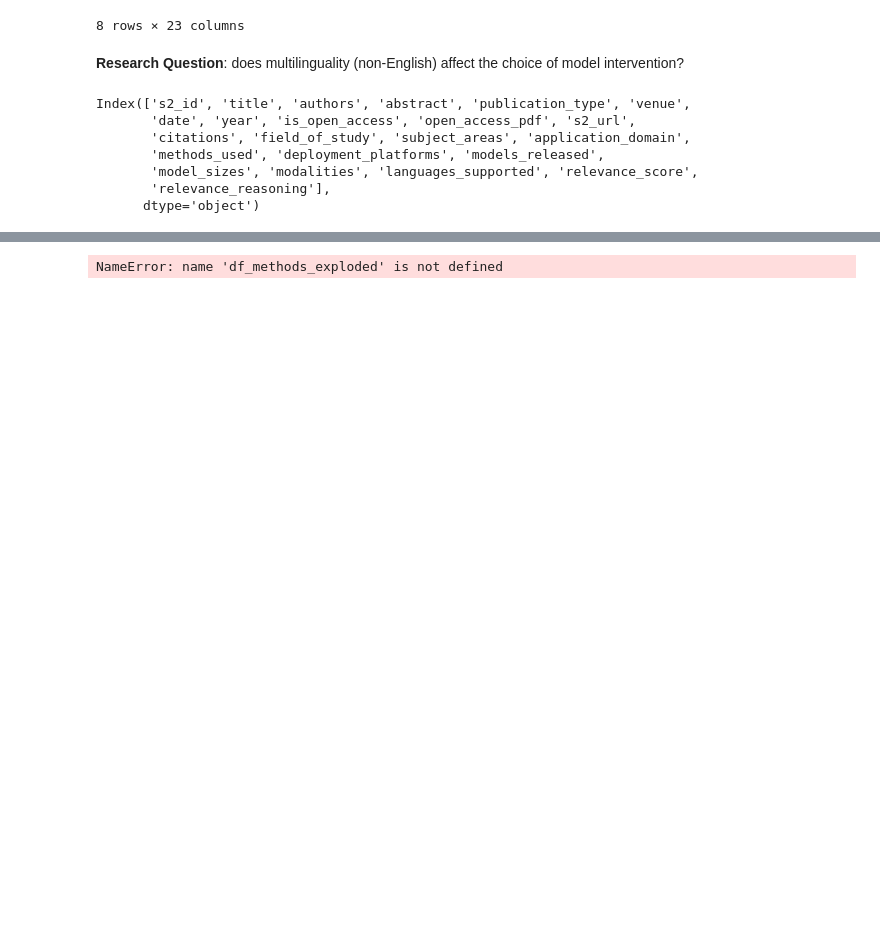
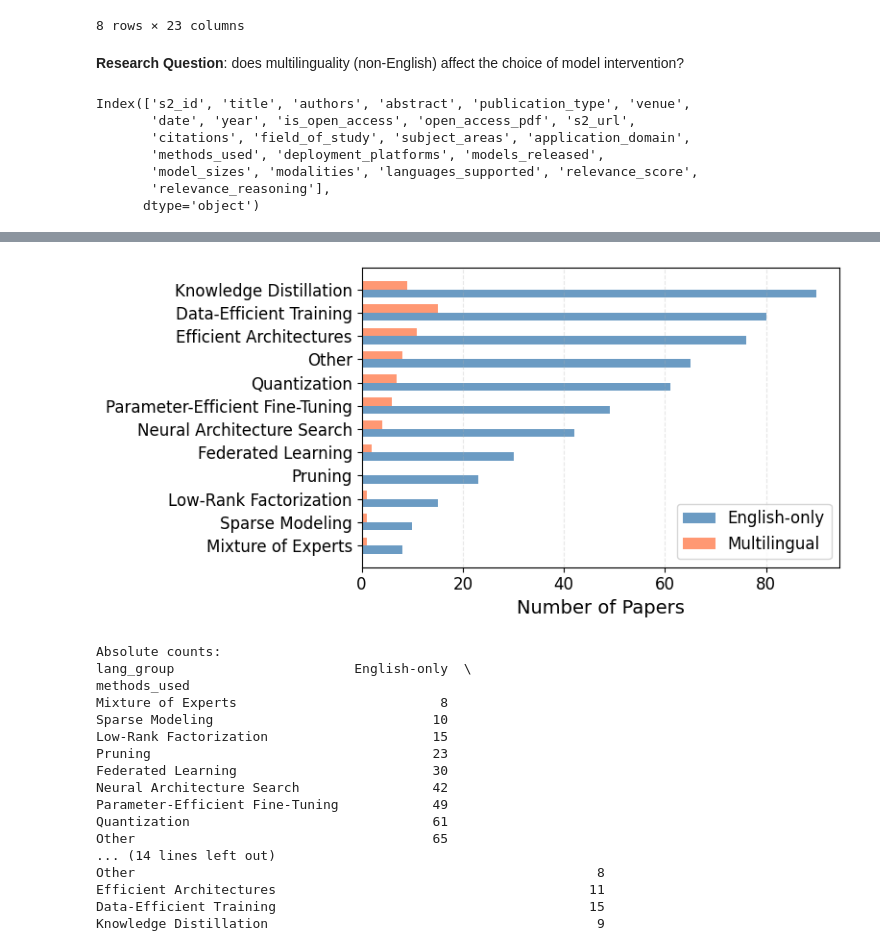
Before and after one commit to ljvmiranda921/edgeml-survey, a Jupyter notebook: notebooks/2025-11-20-initial-analysis.ipynb, the cells around one changed output, grey strips where cells are left out. Cells and saved outputs as stored; diff of their text form; code cells hidden in the pictures; blank space fills up the shorter version.

```diff
--- a/notebooks/2025-11-20-initial-analysis.ipynb
+++ b/notebooks/2025-11-20-initial-analysis.ipynb
@@ -447,42 +451,56 @@ technique_comparison = technique_comparison.sort_values("Total", ascending=True)
 technique_comparison = technique_comparison.drop("Total", axis=1)
 
 # Create a grouped bar chart
-fig, ax = plt.subplots(figsize=(10, 8))
+fig, ax = plt.subplots(figsize=(8, 4))
 
 x = np.arange(len(technique_comparison.index))
 width = 0.35
 
 bars1 = ax.barh(
     x - width / 2,
     technique_comparison["English-only"],
     width,
     label="English-only",
     color="steelblue",
     alpha=0.8,
 )
 bars2 = ax.barh(
     x + width / 2,
     technique_comparison["Non-English (incl. Multilingual)"],
     width,
-    label="Non-English (incl. Multilingual)",
+    label="Multilingual",
     color="coral",
     alpha=0.8,
 )
 
 ax.set_xlabel("Number of Papers")
-ax.set_ylabel("Technique")
-ax.set_title(
-    "Model Intervention Techniques: English-only vs Non-English", fontweight="bold"
-)
 ax.set_yticks(x)
 ax.set_yticklabels(technique_comparison.index)
 ax.legend()
 ax.grid(True, alpha=0.3, linestyle="--", axis="x")
 
 plt.tight_layout()
+plt.savefig(DATA_DIR / "technique_comparison_language.png", dpi=300)
 plt.show()
 
 print("\nAbsolute counts:")
 print(technique_comparison)
 # %% [output]
+[figure, added]
-NameError: name 'df_methods_exploded' is not defined
+Absolute counts:
+lang_group                       English-only  \
+methods_used
+Mixture of Experts                          8
+Sparse Modeling                            10
+Low-Rank Factorization                     15
+Pruning                                    23
+Federated Learning                         30
+Neural Architecture Search                 42
+Parameter-Efficient Fine-Tuning            49
+Quantization                               61
+Other                                      65
+... (14 lines left out)
+Other                                                           8
+Efficient Architectures                                        11
+Data-Efficient Training                                        15
+Knowledge Distillation                                          9
```
Also changed, not shown: parts of 5 cells of this notebook.
